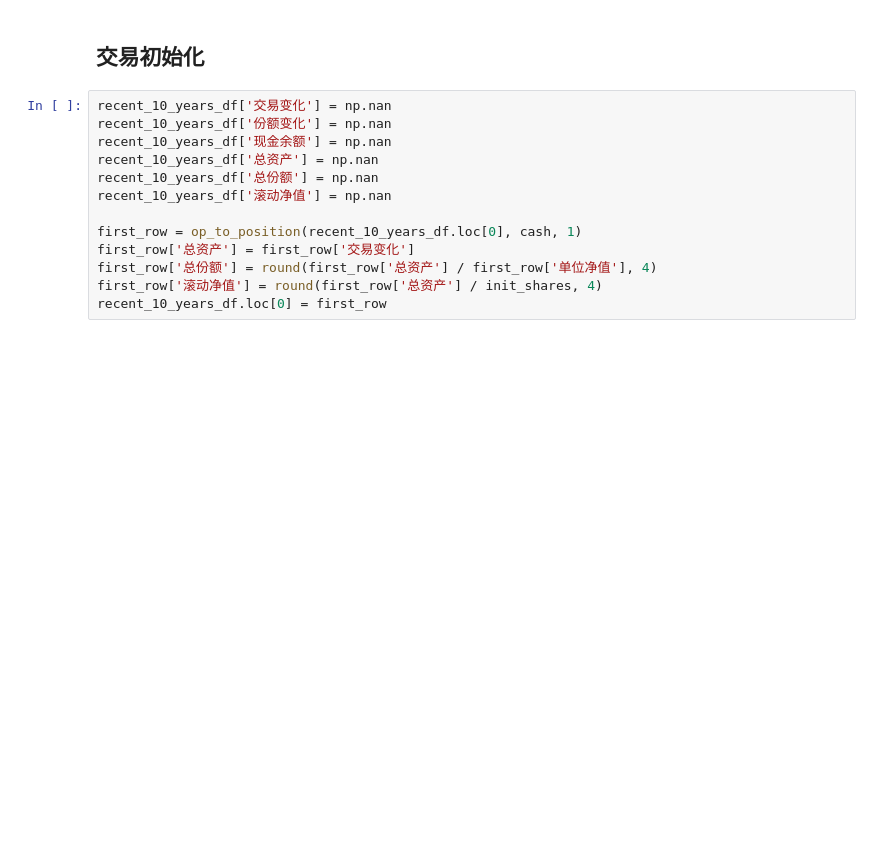
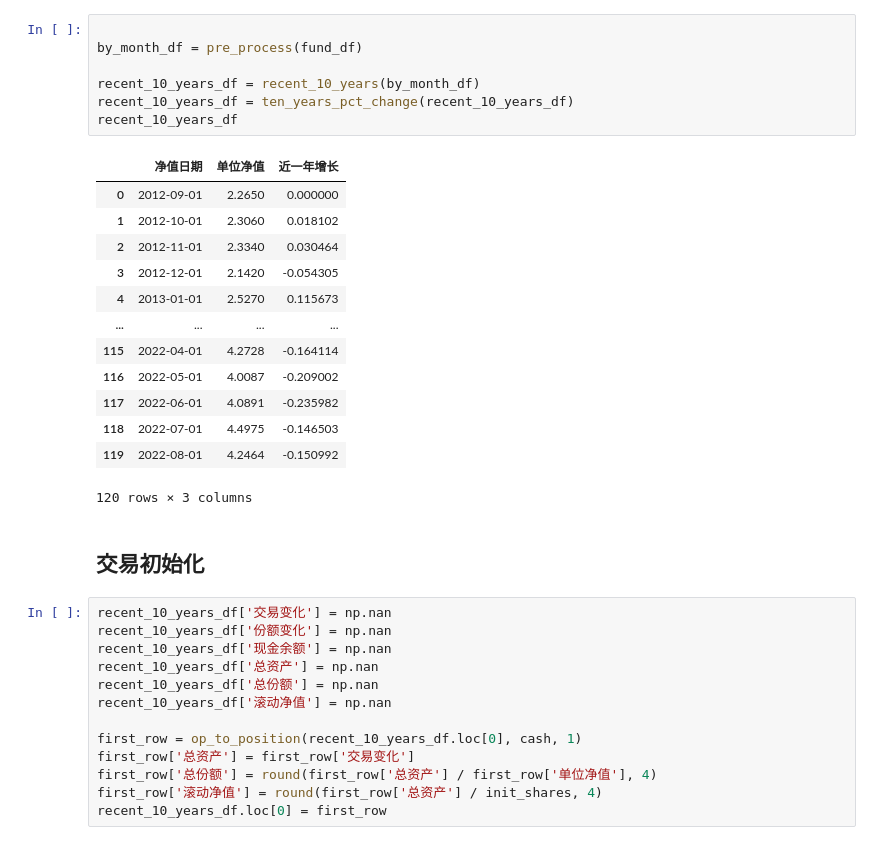
Before and after one commit to yapex/y_stocks, a Jupyter notebook: notebook/沪深300一年滚动收益分析.ipynb, the cells around one changed output. Saved outputs shown, nothing was run; the diff lists cells and outputs as text; blank space fills up the shorter version.

```diff
--- a/notebook/沪深300一年滚动收益分析.ipynb
+++ b/notebook/沪深300一年滚动收益分析.ipynb
@@ -110,3 +107,24 @@ recent_10_years_df = ten_years_pct_change(recent_10_years_df)
+# %%
+
+by_month_df = pre_process(fund_df)
+
+recent_10_years_df = recent_10_years(by_month_df)
+recent_10_years_df = ten_years_pct_change(recent_10_years_df)
+recent_10_years_df
+# %% [output]
+|  | 净值日期 | 单位净值 | 近一年增长 |
+| 0 | 2012-09-01 | 2.2650 | 0.000000 |
+| 1 | 2012-10-01 | 2.3060 | 0.018102 |
+| 2 | 2012-11-01 | 2.3340 | 0.030464 |
+| 3 | 2012-12-01 | 2.1420 | -0.054305 |
+| 4 | 2013-01-01 | 2.5270 | 0.115673 |
+| ... | ... | ... | ... |
+| 115 | 2022-04-01 | 4.2728 | -0.164114 |
+| 116 | 2022-05-01 | 4.0087 | -0.209002 |
+| 117 | 2022-06-01 | 4.0891 | -0.235982 |
+| 118 | 2022-07-01 | 4.4975 | -0.146503 |
+| 119 | 2022-08-01 | 4.2464 | -0.150992 |
+120 rows × 3 columns
 # %% [markdown]
 ## 交易初始化
 # %%
```
Also changed, not shown: parts of 7 cells of this notebook, 20 other files.
